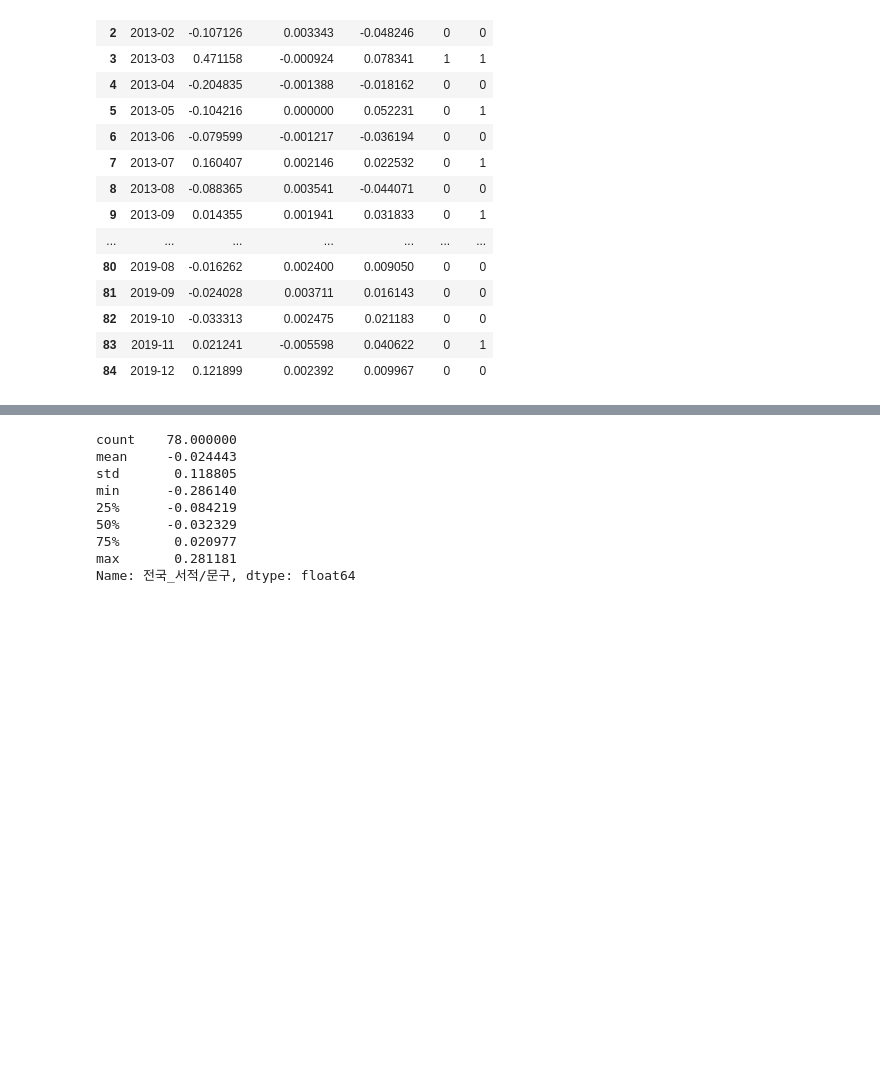
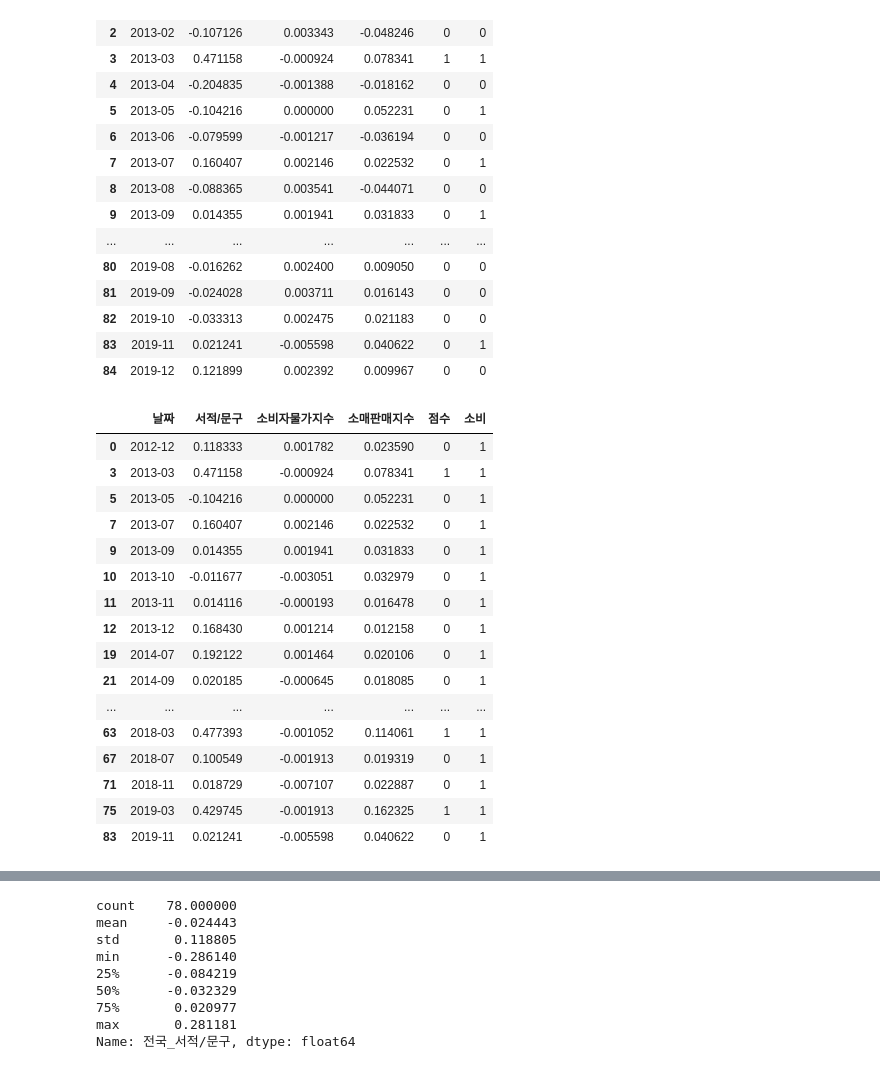
Before and after one commit to KJH3024/test, a Jupyter notebook: 프로젝트1/전국_카드.ipynb, the cells around one changed output, grey strips where cells are left out. Saved outputs shown, nothing was run; the diff lists cells and outputs as text; code cells hidden in the pictures; blank space fills up the shorter version.

```diff
--- a/프로젝트1/전국_카드.ipynb
+++ b/프로젝트1/전국_카드.ipynb
@@ -1088,3 +1088,23 @@ See the caveats in the documentation: https://pandas.pydata.org/pandas-docs/stab
 | 82 | 2019-10 | -0.033313 | 0.002475 | 0.021183 | 0 | 0 |
 | 83 | 2019-11 | 0.021241 | -0.005598 | 0.040622 | 0 | 1 |
 | 84 | 2019-12 | 0.121899 | 0.002392 | 0.009967 | 0 | 0 |
+# %%
+df_book[df_book["소비"]==1]
+# %% [output]
+|  | 날짜 | 서적/문구 | 소비자물가지수 | 소매판매지수 | 점수 | 소비 |
+| 0 | 2012-12 | 0.118333 | 0.001782 | 0.023590 | 0 | 1 |
+| 3 | 2013-03 | 0.471158 | -0.000924 | 0.078341 | 1 | 1 |
+| 5 | 2013-05 | -0.104216 | 0.000000 | 0.052231 | 0 | 1 |
+| 7 | 2013-07 | 0.160407 | 0.002146 | 0.022532 | 0 | 1 |
+| 9 | 2013-09 | 0.014355 | 0.001941 | 0.031833 | 0 | 1 |
+| 10 | 2013-10 | -0.011677 | -0.003051 | 0.032979 | 0 | 1 |
+| 11 | 2013-11 | 0.014116 | -0.000193 | 0.016478 | 0 | 1 |
+| 12 | 2013-12 | 0.168430 | 0.001214 | 0.012158 | 0 | 1 |
+| 19 | 2014-07 | 0.192122 | 0.001464 | 0.020106 | 0 | 1 |
+| 21 | 2014-09 | 0.020185 | -0.000645 | 0.018085 | 0 | 1 |
+| ... | ... | ... | ... | ... | ... | ... |
+| 63 | 2018-03 | 0.477393 | -0.001052 | 0.114061 | 1 | 1 |
+| 67 | 2018-07 | 0.100549 | -0.001913 | 0.019319 | 0 | 1 |
+| 71 | 2018-11 | 0.018729 | -0.007107 | 0.022887 | 0 | 1 |
+| 75 | 2019-03 | 0.429745 | -0.001913 | 0.162325 | 1 | 1 |
+| 83 | 2019-11 | 0.021241 | -0.005598 | 0.040622 | 0 | 1 |
```
Also changed, not shown: parts of 3 cells of this notebook.
